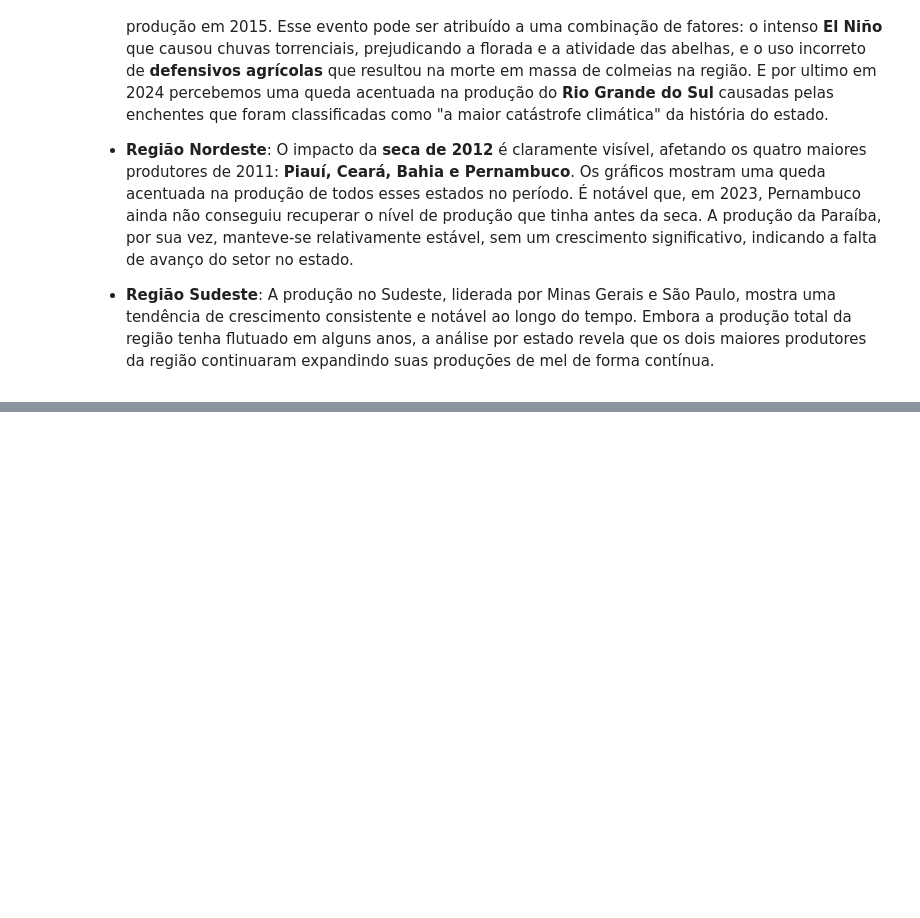
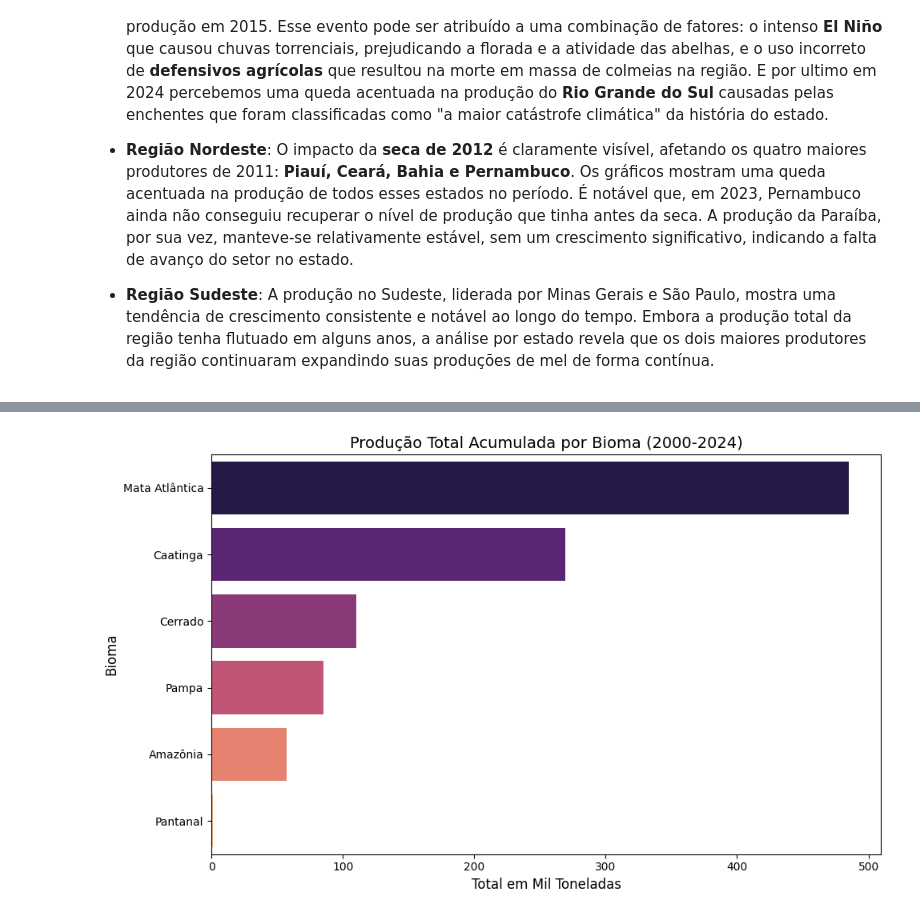
Before and after one commit to Gabriel-J-code/ad-projeto-bees-caatinga, a Jupyter notebook: relatorio TCC.ipynb, the cells around one changed output, grey strips where cells are left out. Cells and saved outputs as stored; diff of their text form; code cells hidden in the pictures; blank space fills up the shorter version.

```diff
--- a/relatorio TCC.ipynb
+++ b/relatorio TCC.ipynb
@@ -924,0 +1199,20 @@ A análise detalhada por estado confirma que a produção de mel é muito mais *
+# %%
+# Soma o total histórico por bioma para verificar a relevância de cada um
+total_bioma = producao_por_bioma.groupby('Bioma predominante')['Produção (mil t)'].sum().sort_values(ascending=False).reset_index()
+
+plt.figure(figsize=(10, 6))
+sns.barplot(
+    data=total_bioma,
+    x='Produção (mil t)',
+    y='Bioma predominante',
+    hue='Bioma predominante',
+    palette='magma'
+)
+
+plt.title('Produção Total Acumulada por Bioma (2000-2024)', fontsize=14)
+plt.xlabel('Total em Mil Toneladas', fontsize=12)
+plt.ylabel('Bioma', fontsize=12)
+plt.tight_layout()
+plt.show()
+# %% [output]
+[figure, added]
```
Also changed, not shown: parts of 19 cells of this notebook, 1 other file.
